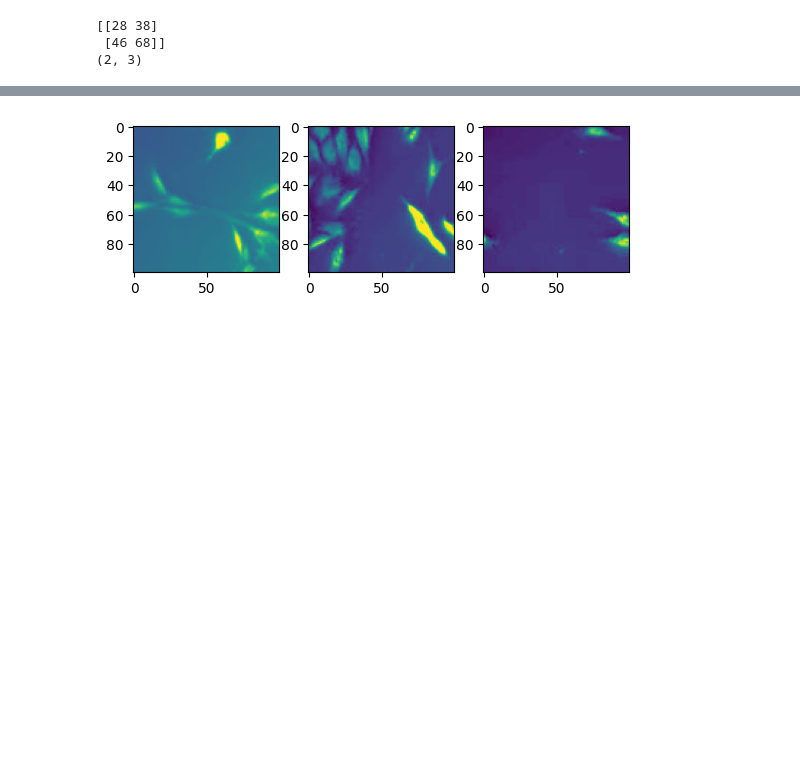
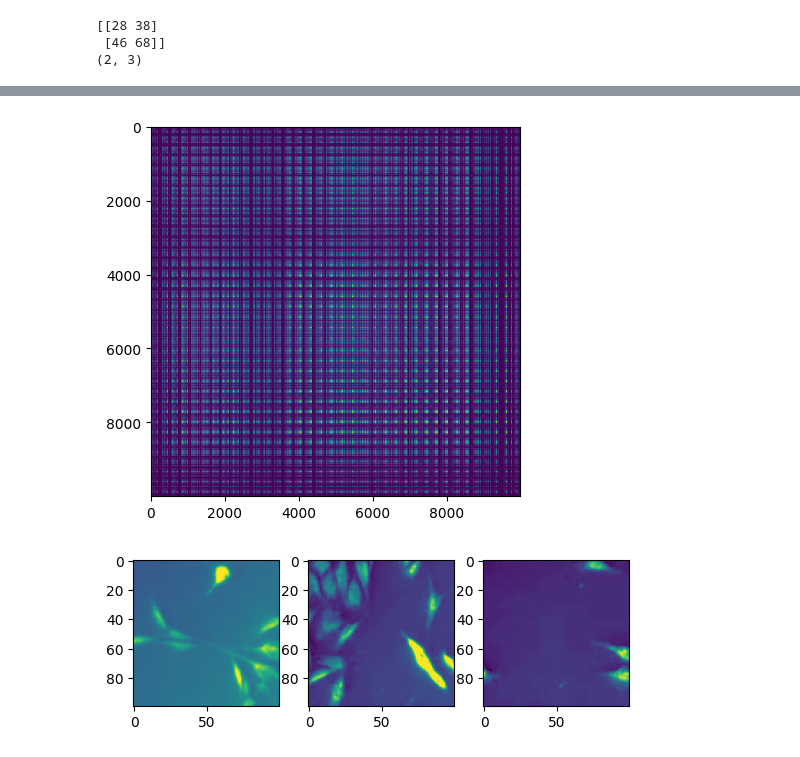
Before and after one commit to joonpark2019/GroupEquivariantCNN, a Jupyter notebook: REKD/sample_demo.ipynb, the cells around one changed output, grey strips where cells are left out. Drawn from its saved outputs; the diff is of its cells as text; code cells hidden in the pictures; blank space fills up the shorter version.

```diff
--- a/REKD/sample_demo.ipynb
+++ b/REKD/sample_demo.ipynb
@@ -195,3 +258,7 @@ display_patches([map1, map2])
+# %%
+display_patches([kernel["kernel"].squeeze()])
+# %% [output]
+[figure, added]
 # %%
 num_patches = 3
 
```
Also changed, not shown: parts of 11 cells of this notebook, 21 other files.
